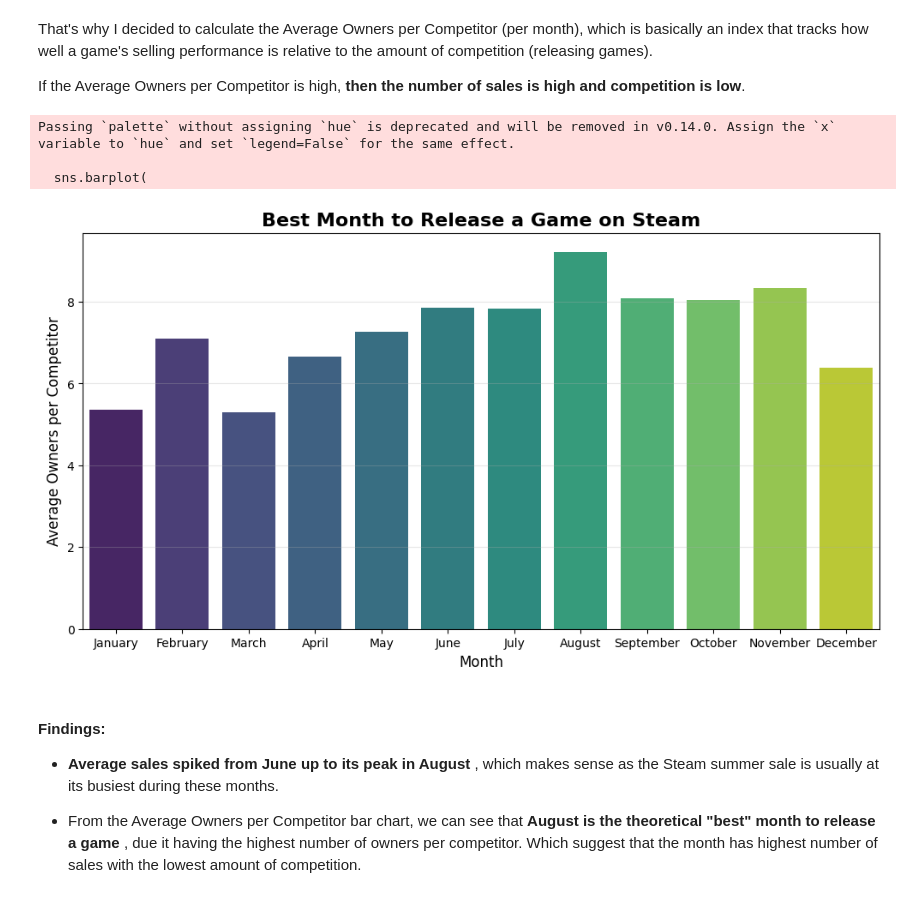
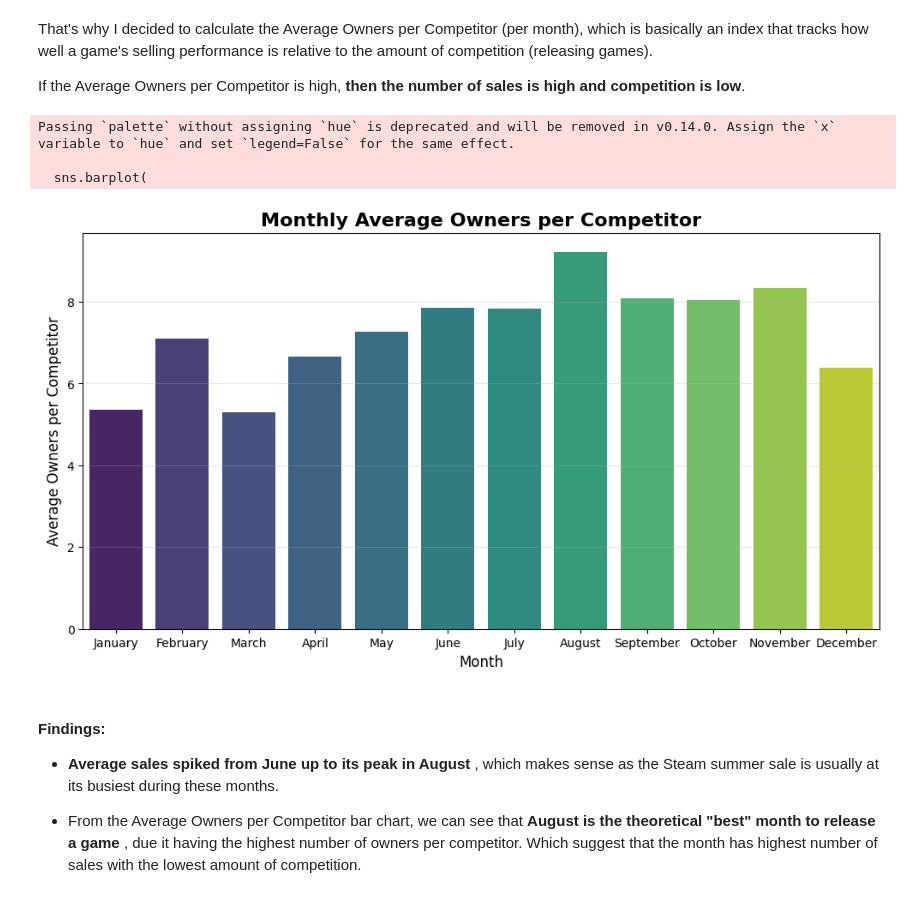
Before and after one commit to frzatla/steam-games-analysis, a Jupyter notebook: notebooks/exploratory_analysis.ipynb, the cells around one changed output. Drawn from its saved outputs; the diff is of its cells as text; code cells hidden in the pictures.

Commit message:
Fixed the naming of the best month to release a game chart

```diff
--- a/notebooks/exploratory_analysis.ipynb
+++ b/notebooks/exploratory_analysis.ipynb
@@ -792,26 +792,26 @@ If the Average Owners per Competitor is high, **then the number of sales is high
 # %%
 # For calculating the Average Owners per Competitor.
 monthly_stats['Average Owners per Competitor'] = monthly_stats['mean'] / monthly_stats['count']
 
 plt.figure(figsize = (12, 6))
 
 sns.barplot(
     x = monthly_stats.index,
     y = monthly_stats['Average Owners per Competitor'],
     palette = 'viridis'
 )
 
-plt.title('Best Month to Release a Game on Steam', fontsize = 16, fontweight = 'bold')
+plt.title('Monthly Average Owners per Competitor', fontsize = 16, fontweight = 'bold')
 plt.xlabel('Month', fontsize = 12)
 plt.ylabel('Average Owners per Competitor', fontsize = 12)
 plt.grid(axis = 'y', alpha = 0.3)
 
 plt.show()
 # %% [output]
 Passing `palette` without assigning `hue` is deprecated and will be removed in v0.14.0. Assign the `x` variable to `hue` and set `legend=False` for the same effect.
 
   sns.barplot(
-[figure, old version]
+[figure, new version]
 # %% [markdown]
 **<h4> Findings: </h4>**
 
```
